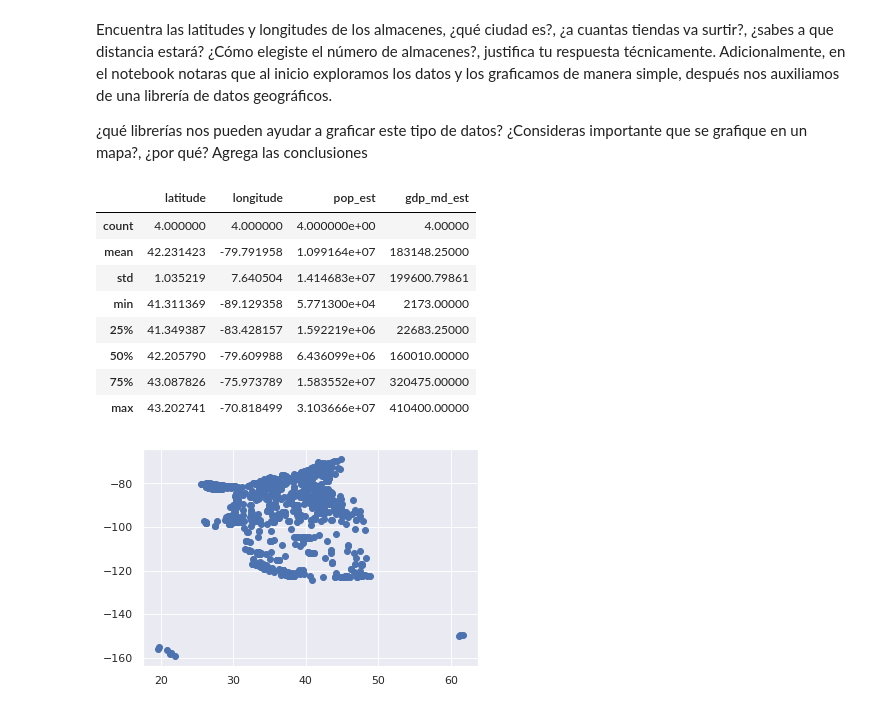
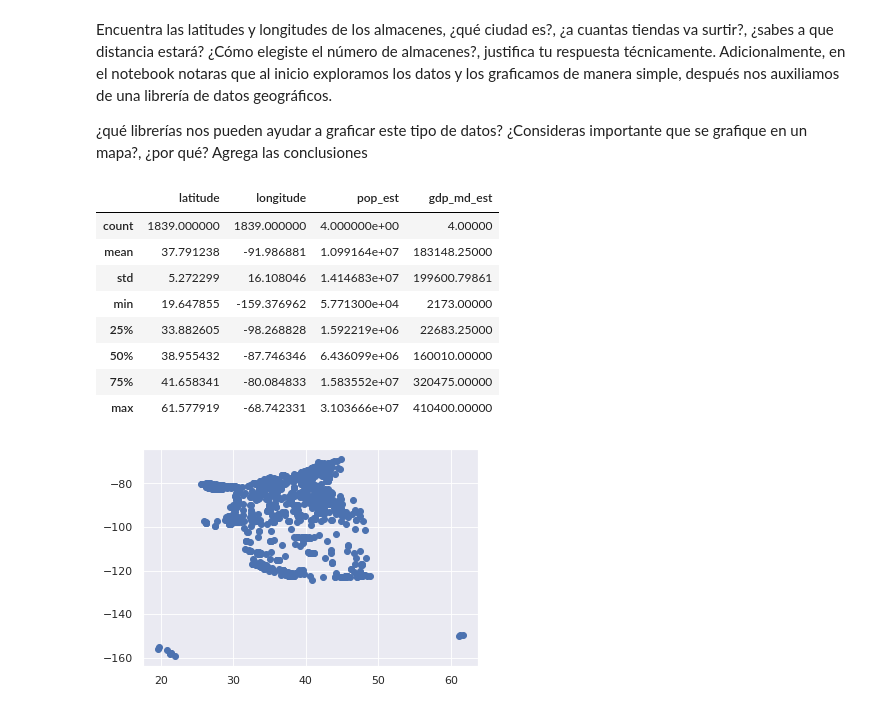
Before and after one commit to PosgradoMNA/actividades-de-aprendizaje-DalinaV, a Jupyter notebook: Actividad7RegresionesyKmeans_A01793258.ipynb, the cells around one changed output. Drawn from its saved outputs; the diff is of its cells as text; code cells hidden in the pictures.

```diff
--- a/Actividad7RegresionesyKmeans_A01793258.ipynb
+++ b/Actividad7RegresionesyKmeans_A01793258.ipynb
@@ -1195,18 +1213,19 @@ import numpy as np
 import pandas as pd
 from sklearn.cluster import KMeans
 # %%
-df1=pd.merge(df,world,left_on='name',right_on='name')
+df1=pd.merge(df,world,how='left',left_on='name',right_on='name')
 df1.describe()
+df1=df
 # %% [output]
 |  | latitude | longitude | pop_est | gdp_md_est |
-| count | 4.000000 | 4.000000 | 4.000000e+00 | 4.00000 |
-| mean | 42.231423 | -79.791958 | 1.099164e+07 | 183148.25000 |
-| std | 1.035219 | 7.640504 | 1.414683e+07 | 199600.79861 |
-| min | 41.311369 | -89.129358 | 5.771300e+04 | 2173.00000 |
-| 25% | 41.349387 | -83.428157 | 1.592219e+06 | 22683.25000 |
-| 50% | 42.205790 | -79.609988 | 6.436099e+06 | 160010.00000 |
-| 75% | 43.087826 | -75.973789 | 1.583552e+07 | 320475.00000 |
-| max | 43.202741 | -70.818499 | 3.103666e+07 | 410400.00000 |
+| count | 1839.000000 | 1839.000000 | 4.000000e+00 | 4.00000 |
+| mean | 37.791238 | -91.986881 | 1.099164e+07 | 183148.25000 |
+| std | 5.272299 | 16.108046 | 1.414683e+07 | 199600.79861 |
+| min | 19.647855 | -159.376962 | 5.771300e+04 | 2173.00000 |
+| 25% | 33.882605 | -98.268828 | 1.592219e+06 | 22683.25000 |
+| 50% | 38.955432 | -87.746346 | 6.436099e+06 | 160010.00000 |
+| 75% | 41.658341 | -80.084833 | 1.583552e+07 | 320475.00000 |
+| max | 61.577919 | -68.742331 | 3.103666e+07 | 410400.00000 |
 # %%
 #Graficar los nodos dados (ubicaciones)
 Lat= latlong["latitude"]
```
Also changed, not shown: parts of 6 cells of this notebook.
